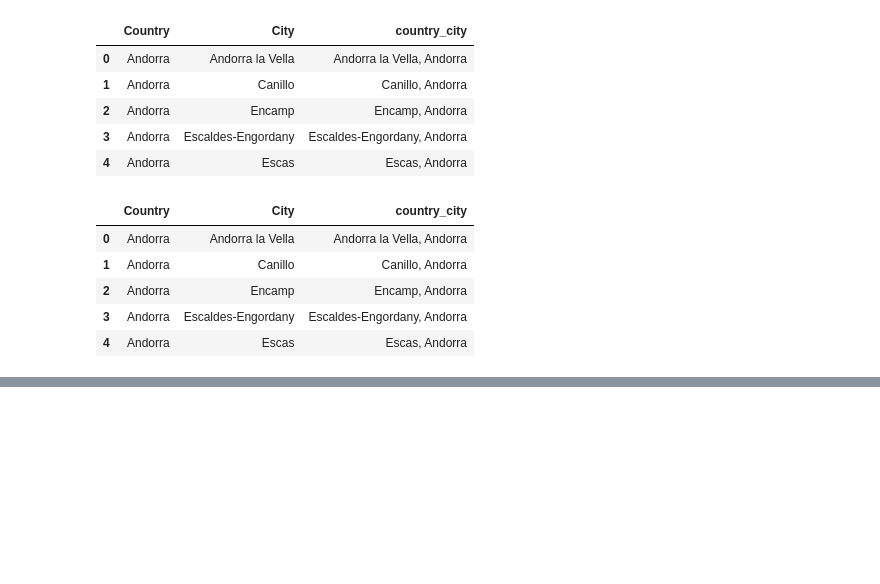
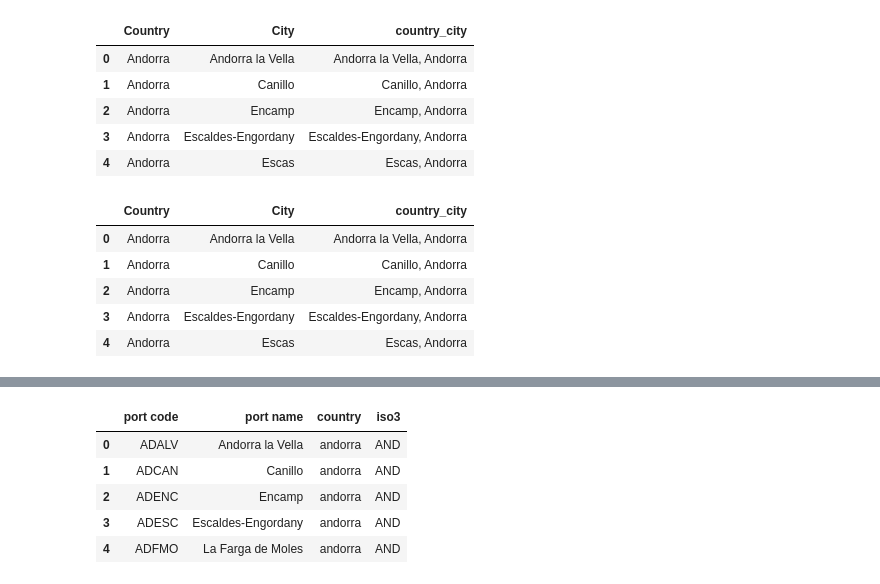
Before and after one commit to pricingts/pricing, a Jupyter notebook: a.ipynb, the cells around one changed output, grey strips where cells are left out. Cells and saved outputs as stored; diff of their text form; code cells hidden in the pictures; blank space fills up the shorter version.

```diff
--- a/a.ipynb
+++ b/a.ipynb
@@ -192,0 +225,24 @@ cities.to_csv('cities_world.csv')
+# %%
+import pandas as pd
+from fuzzywuzzy import process
+
+# Cargar los datos
+ports = pd.read_csv('output_port_world.csv')
+paises = pd.read_csv('paises.csv')
+
+# Limpiar nombres de columnas y valores en 'country' y 'name'
+ports['country'] = ports['country'].str.strip().str.lower()
+paises['name'] = paises[' name'].str.strip().str.lower()
+paises['iso3'] = paises[' iso3'].str.strip()  # Asegurar que no haya espacios en ISO3
+
+ports = ports.merge(paises[['name', 'iso3']], left_on='country', right_on='name', how='left')
+ports.drop(columns=['name'], inplace=True)
+# %%
+ports.head()
+# %% [output]
+|  | port code | port name | country | iso3 |
+| 0 | ADALV | Andorra la Vella | andorra | AND |
+| 1 | ADCAN | Canillo | andorra | AND |
+| 2 | ADENC | Encamp | andorra | AND |
+| 3 | ADESC | Escaldes-Engordany | andorra | AND |
+| 4 | ADFMO | La Farga de Moles | andorra | AND |
```
Also changed, not shown: parts of 9 cells of this notebook, 1 other file.
